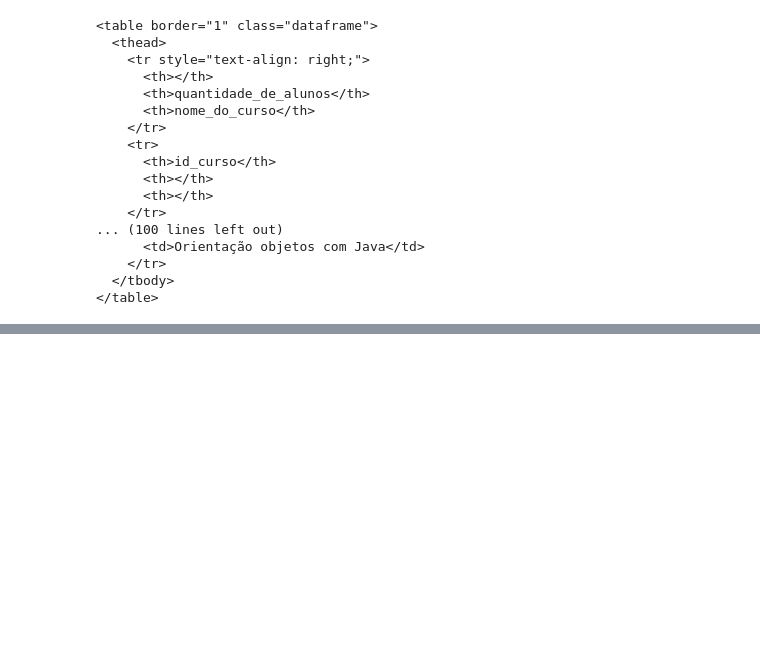
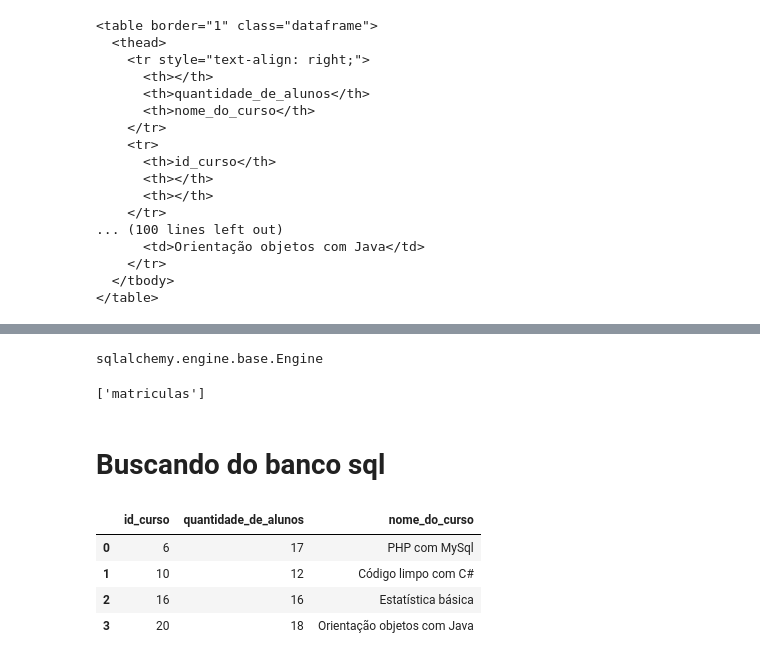
Before and after one commit to phsrdev/Python-para-Data-Science, a Jupyter notebook: Pandas formatos diferentes de entrada e saída (IO)/Pandas_IO.ipynb, the cells around one changed output, grey strips where cells are left out. Saved outputs shown, nothing was run; the diff lists cells and outputs as text; code cells hidden in the pictures; blank space fills up the shorter version.

```diff
--- a/Pandas formatos diferentes de entrada e saída (IO)/Pandas_IO.ipynb
+++ b/Pandas formatos diferentes de entrada e saída (IO)/Pandas_IO.ipynb
@@ -388,0 +403,4 @@ print(matriculas_html)
+# %%
+type(engine)
+# %% [output]
+sqlalchemy.engine.base.Engine
@@ -388,0 +409,16 @@ print(matriculas_html)
+# %%
+print(engine.table_names())
+# %% [output]
+['matriculas']
+# %% [markdown]
+# Buscando do banco sql
+# %%
+query = 'select * from matriculas where quantidade_de_alunos < 20'
+# %%
+pd.read_sql(query, engine)
+# %% [output]
+|  | id_curso | quantidade_de_alunos | nome_do_curso |
+| 0 | 6 | 17 | PHP com MySql |
+| 1 | 10 | 12 | Código limpo com C# |
+| 2 | 16 | 16 | Estatística básica |
+| 3 | 20 | 18 | Orientação objetos com Java |
```
Also changed, not shown: parts of 14 cells of this notebook.
